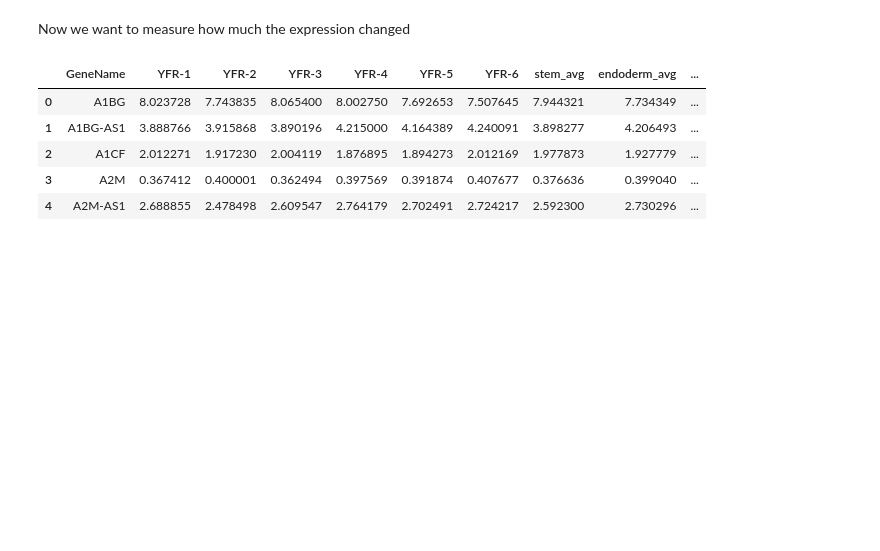
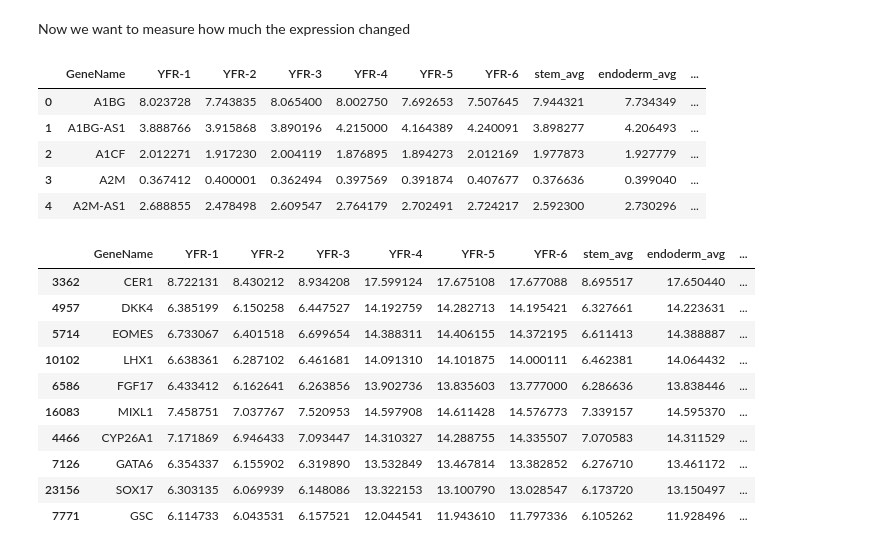
Before and after one commit to KimiyaTrevino/stem-cell-gene-expression, a Jupyter notebook: notebooks/stem_cell_gene_expression.ipynb, the cells around one changed output. Drawn from its saved outputs; the diff is of its cells as text; code cells hidden in the pictures; blank space fills up the shorter version.

Commit message:
Renaming and seeing the expression change of the genes.

```diff
--- a/notebooks/stem_cell_gene_expression.ipynb
+++ b/notebooks/stem_cell_gene_expression.ipynb
@@ -190,3 +190,18 @@ gene_df.head()
 | 2 | A1CF | 2.012271 | 1.917230 | 2.004119 | 1.876895 | 1.894273 | 2.012169 | 1.977873 | 1.927779 | ... |
 | 3 | A2M | 0.367412 | 0.400001 | 0.362494 | 0.397569 | 0.391874 | 0.407677 | 0.376636 | 0.399040 | ... |
 | 4 | A2M-AS1 | 2.688855 | 2.478498 | 2.609547 | 2.764179 | 2.702491 | 2.724217 | 2.592300 | 2.730296 | ... |
+# %%
+# Which genes are the most differentially expressed between the two groups?
+gene_df.sort_values("expression_change", ascending=False).head(10) # sorting the data frame by the expression_change column in descending order and showing the first 10 rows
+# %% [output]
+|  | GeneName | YFR-1 | YFR-2 | YFR-3 | YFR-4 | YFR-5 | YFR-6 | stem_avg | endoderm_avg | ... |
+| 3362 | CER1 | 8.722131 | 8.430212 | 8.934208 | 17.599124 | 17.675108 | 17.677088 | 8.695517 | 17.650440 | ... |
+| 4957 | DKK4 | 6.385199 | 6.150258 | 6.447527 | 14.192759 | 14.282713 | 14.195421 | 6.327661 | 14.223631 | ... |
+| 5714 | EOMES | 6.733067 | 6.401518 | 6.699654 | 14.388311 | 14.406155 | 14.372195 | 6.611413 | 14.388887 | ... |
+| 10102 | LHX1 | 6.638361 | 6.287102 | 6.461681 | 14.091310 | 14.101875 | 14.000111 | 6.462381 | 14.064432 | ... |
+| 6586 | FGF17 | 6.433412 | 6.162641 | 6.263856 | 13.902736 | 13.835603 | 13.777000 | 6.286636 | 13.838446 | ... |
+| 16083 | MIXL1 | 7.458751 | 7.037767 | 7.520953 | 14.597908 | 14.611428 | 14.576773 | 7.339157 | 14.595370 | ... |
+| 4466 | CYP26A1 | 7.171869 | 6.946433 | 7.093447 | 14.310327 | 14.288755 | 14.335507 | 7.070583 | 14.311529 | ... |
+| 7126 | GATA6 | 6.354337 | 6.155902 | 6.319890 | 13.532849 | 13.467814 | 13.382852 | 6.276710 | 13.461172 | ... |
+| 23156 | SOX17 | 6.303135 | 6.069939 | 6.148086 | 13.322153 | 13.100790 | 13.028547 | 6.173720 | 13.150497 | ... |
+| 7771 | GSC | 6.114733 | 6.043531 | 6.157521 | 12.044541 | 11.943610 | 11.797336 | 6.105262 | 11.928496 | ... |
```
Also changed, not shown: parts of 2 cells of this notebook.
